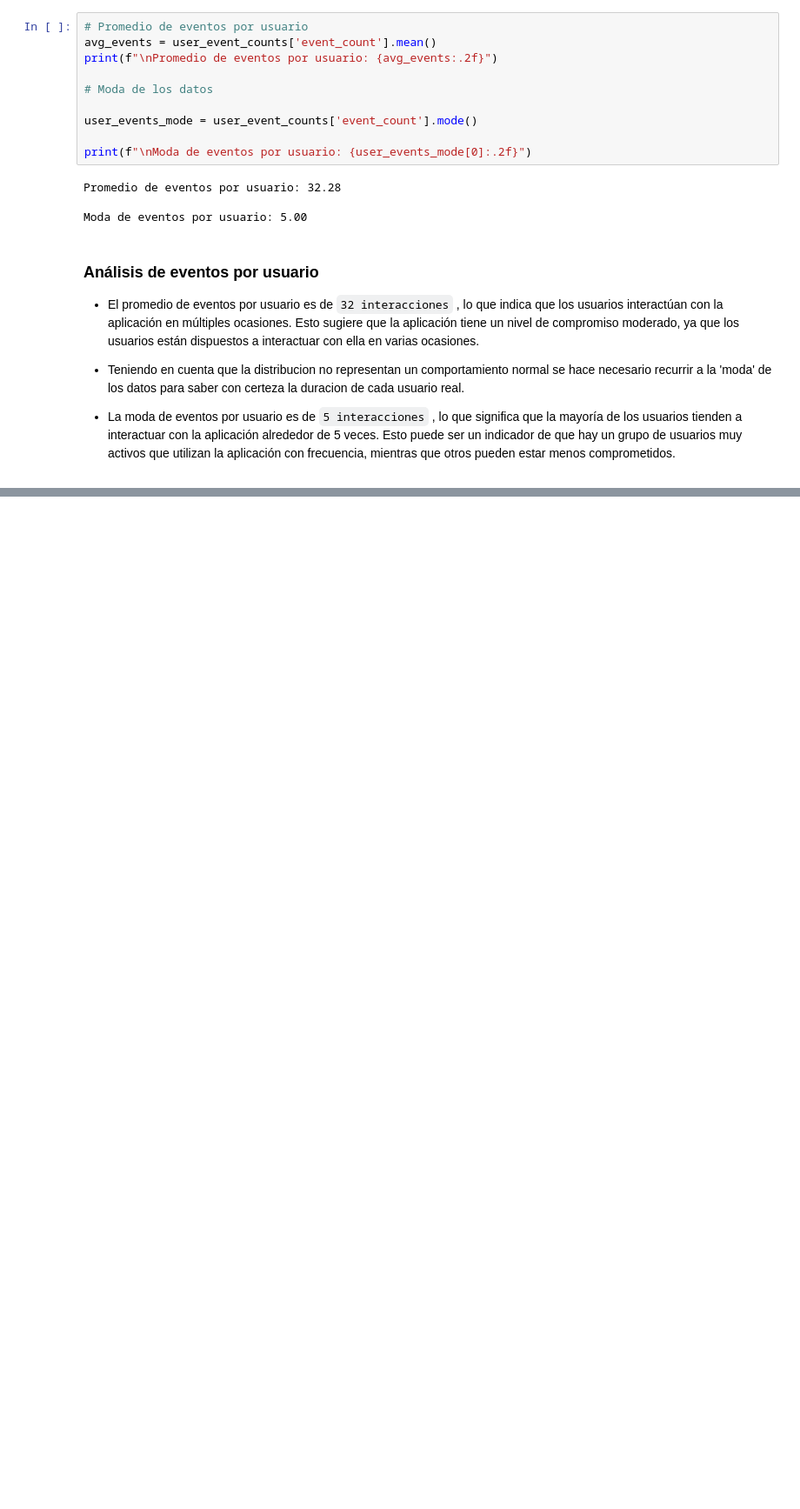
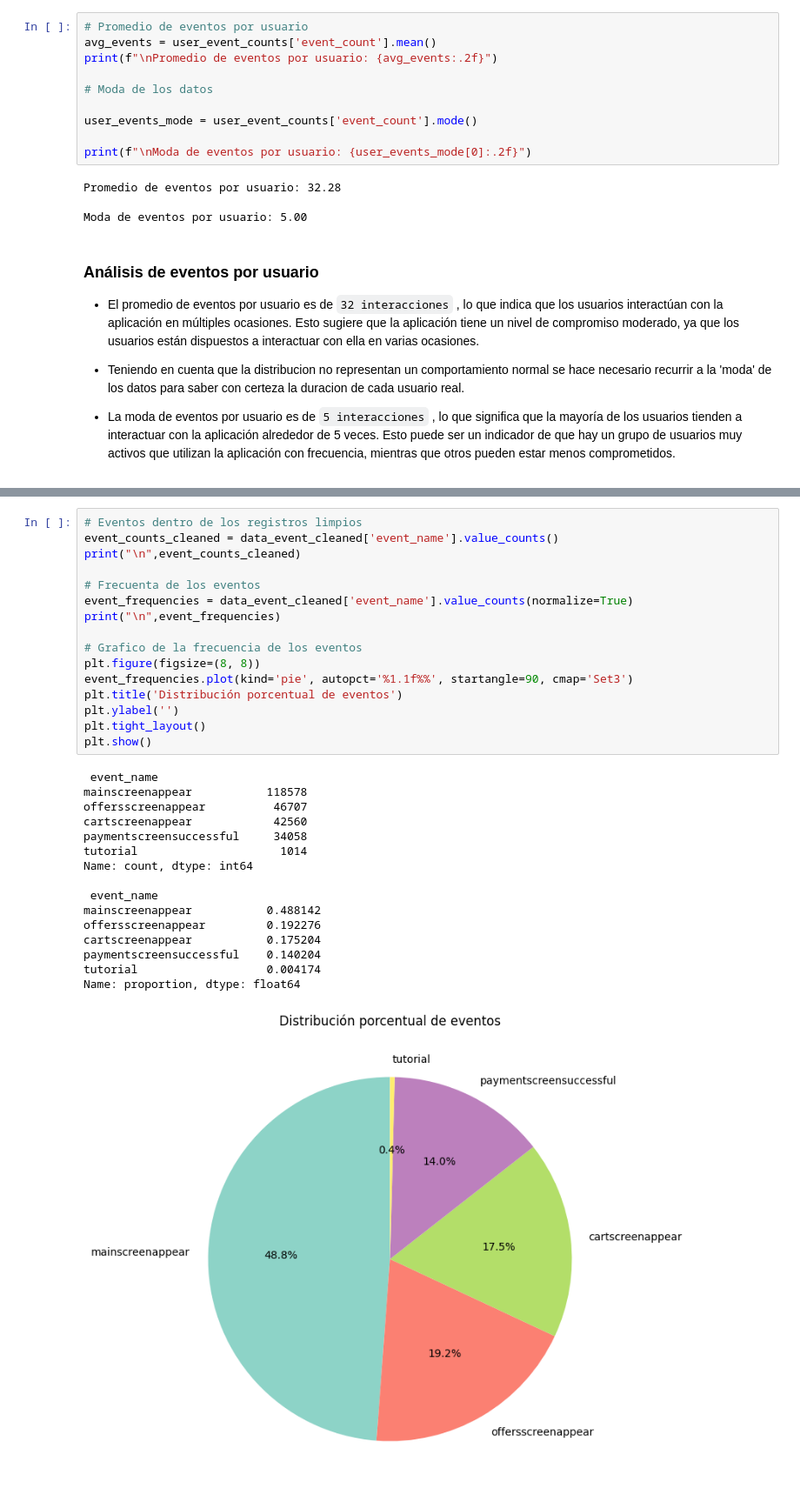
Before and after one commit to DavidRC-Ing/Project-Decisions-A-A-B, a Jupyter notebook: Project_Decisons_AAb_test.ipynb, the cells around one changed output, grey strips where cells are left out. Shown at 87% size. Saved outputs shown, nothing was run; the diff lists cells and outputs as text; blank space fills up the shorter version.

```diff
--- a/Project_Decisons_AAb_test.ipynb
+++ b/Project_Decisons_AAb_test.ipynb
@@ -230,0 +408,33 @@ Moda de eventos por usuario: 5.00
+# %%
+# Eventos dentro de los registros limpios
+event_counts_cleaned = data_event_cleaned['event_name'].value_counts()
+print("\n",event_counts_cleaned)
+
+# Frecuenta de los eventos
+event_frequencies = data_event_cleaned['event_name'].value_counts(normalize=True)
+print("\n",event_frequencies)
+
+# Grafico de la frecuencia de los eventos
+plt.figure(figsize=(8, 8))
+event_frequencies.plot(kind='pie', autopct='%1.1f%%', startangle=90, cmap='Set3')
+plt.title('Distribución porcentual de eventos')
+plt.ylabel('')
+plt.tight_layout()
+plt.show()
+# %% [output]
+ event_name
+mainscreenappear           118578
+offersscreenappear          46707
+cartscreenappear            42560
+paymentscreensuccessful     34058
+tutorial                     1014
+Name: count, dtype: int64
+
+ event_name
+mainscreenappear           0.488142
+offersscreenappear         0.192276
+cartscreenappear           0.175204
+paymentscreensuccessful    0.140204
+tutorial                   0.004174
+Name: proportion, dtype: float64
+[figure, added]
```
Also changed, not shown: parts of 24 cells of this notebook.
